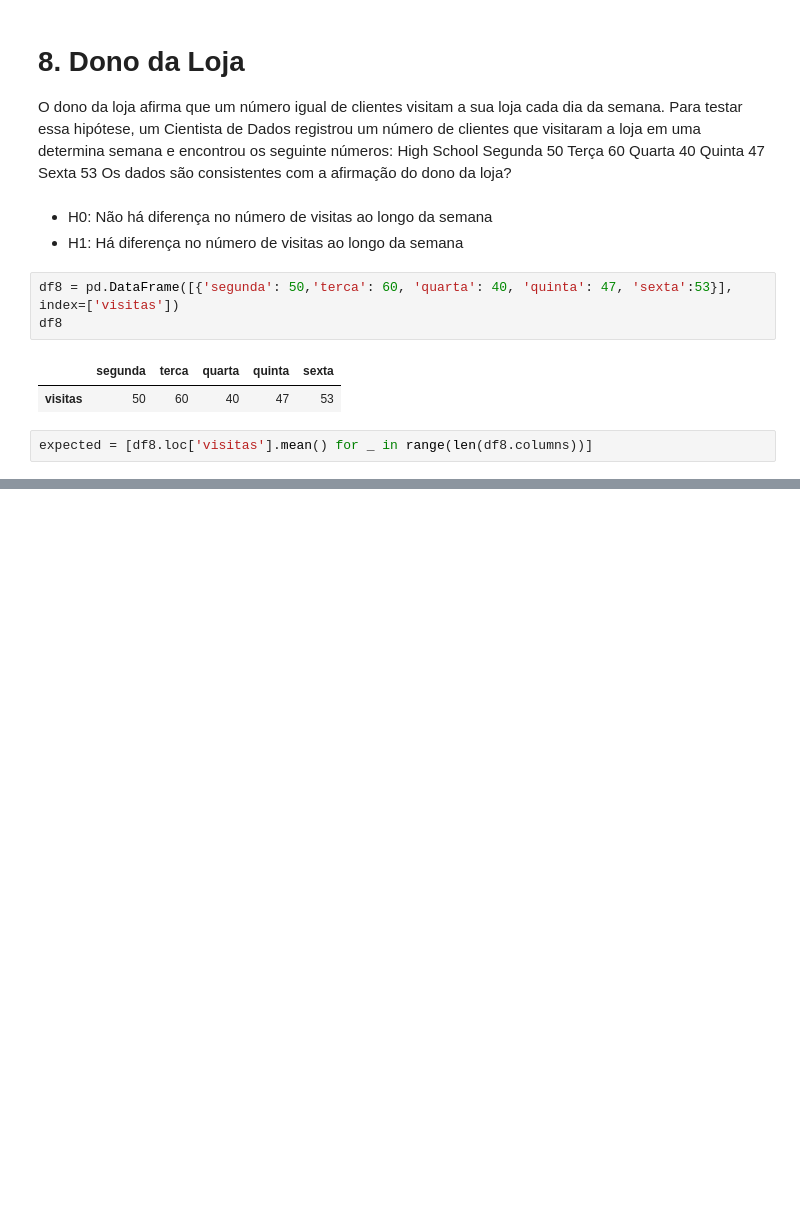
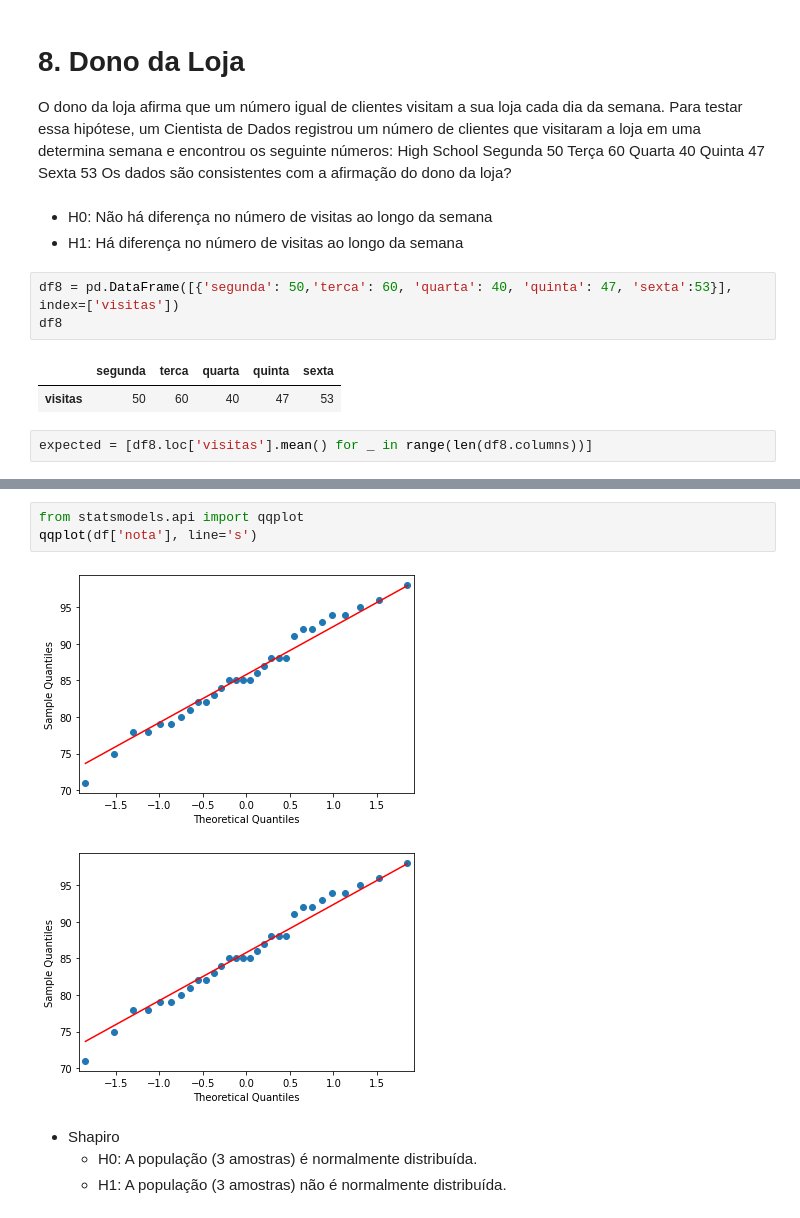
Before and after one commit to miguelzph/ab_test, a Jupyter notebook: notebooks/exercicios_aula_23.ipynb, the cells around one changed output, grey strips where cells are left out. Saved outputs shown, nothing was run; the diff lists cells and outputs as text; blank space fills up the shorter version.

```diff
--- a/notebooks/exercicios_aula_23.ipynb
+++ b/notebooks/exercicios_aula_23.ipynb
@@ -529,0 +615,10 @@ Rejeita a nula
+# %%
+from statsmodels.api import qqplot
+qqplot(df['nota'], line='s')
+# %% [output]
+[figure, added]
+[figure, added]
+# %% [markdown]
+- Shapiro
+    - H0: A população (3 amostras) é normalmente distribuída.
+    - H1: A população (3 amostras) não é normalmente distribuída.
```
Also changed, not shown: parts of 30 cells of this notebook.
